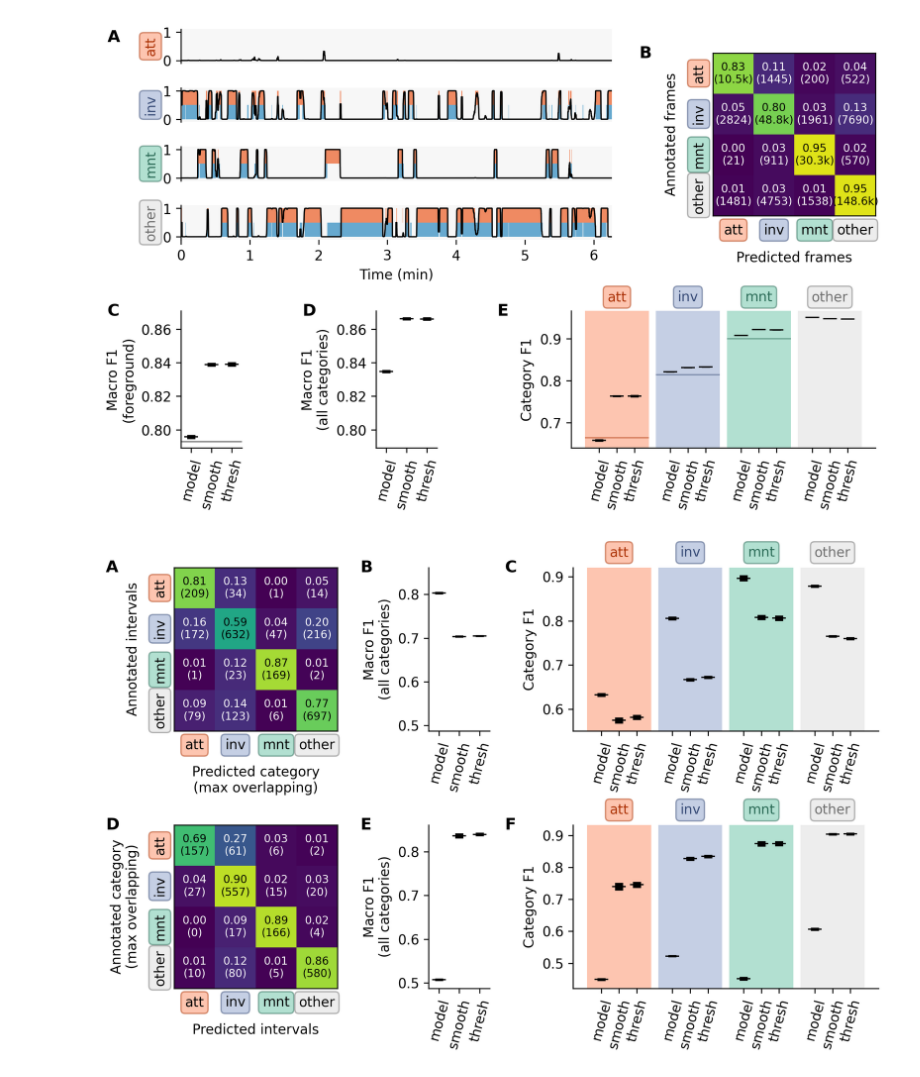
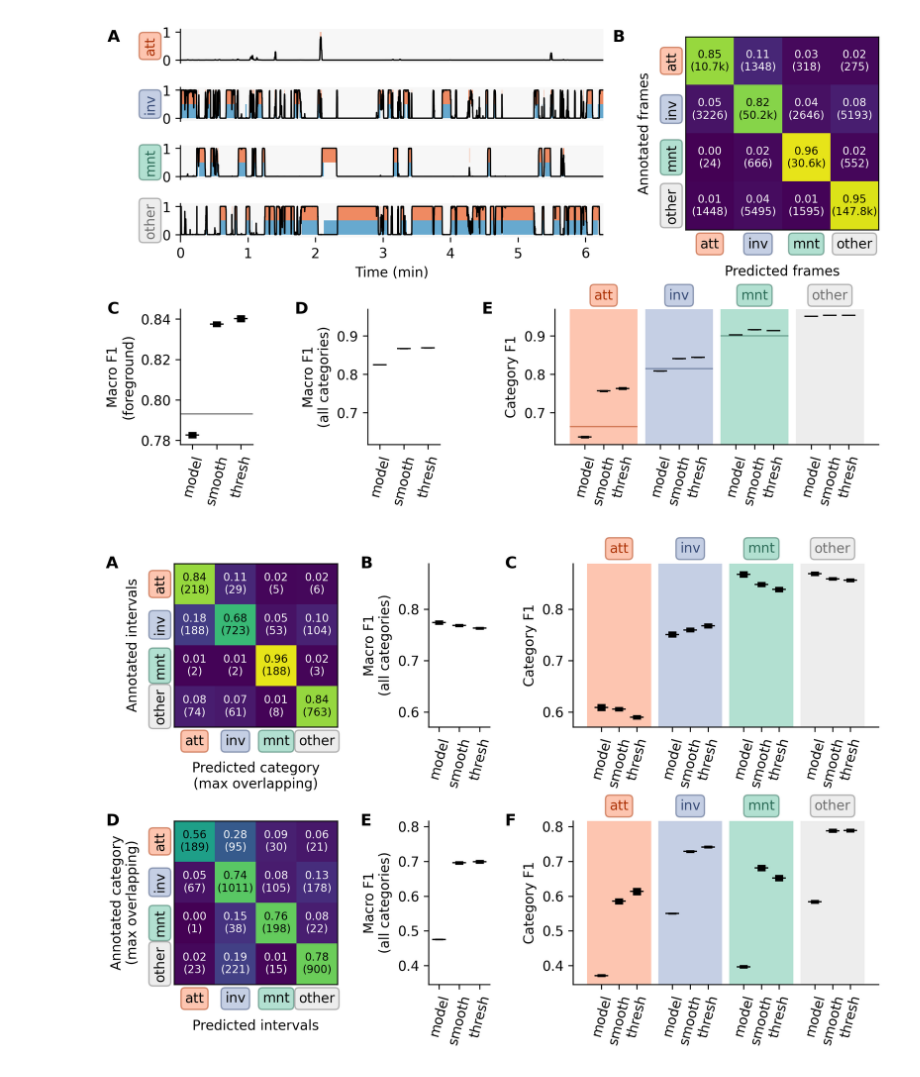
Before and after one commit to pnuehrenberg/vassi, a Jupyter notebook: examples/CALMS21/classification-visualization-results.ipynb, the cells around one changed output. Saved outputs shown, nothing was run; the diff lists cells and outputs as text; code cells hidden in the pictures.

```diff
--- a/examples/CALMS21/classification-visualization-results.ipynb
+++ b/examples/CALMS21/classification-visualization-results.ipynb
@@ -36,5 +37,21 @@ cfg.trajectory_keys = (
 )
 
 
-def smooth(*, array):
-    return sliding_median(array, 51)
+from functools import partial
+
+def smooth(median_filter_window, *, array):
+    return sliding_median(array, int(median_filter_window))
+
+
+best_smoothing_parameters = (
+    {'median_filter_window_attack': 59.0},
+    {'median_filter_window_investigation': 7.0},
+    {'median_filter_window_mount': 21.0},
+    {'median_filter_window_none': 5.0},
+)
+best_thresholds = ({"threshold_attack": 0.32}, {"threshold_investigation": 0.0}, {"threshold_mount": 0.0}, {"threshold_none": 0.0})
+
+smoothing_funcs = [partial(smooth, list(result.values())[0]) for result in best_smoothing_parameters]
+thresholds = [list(results.values())[0] for results in best_thresholds]
+
+smoothing_funcs, thresholds
@@ -91,7 +117,4 @@ save_dataset(
 # %%
-set_logging_level("SUCCESS")
-
-
 def summarize_scores(result, iteration, prediction_step, f1_target, foregroud_categories_index, encode_func):
     f1 = result.f1_score(f1_target, encode_func=encode_func)
     return {
@@ -138,7 +161,7 @@ for iteration in tqdm(range(1, 1 + num_iterations)):
         )
 
     # evaluate after smoothing predictions
-    test_result = test_result.smooth([smooth])
+    test_result = test_result.smooth(smoothing_funcs)
     for f1_target in scores.keys():
         scores[f1_target].append(
             summarize_scores(
@@ -147,7 +170,7 @@ for iteration in tqdm(range(1, 1 + num_iterations)):
         )
 
     # evaluate with thresholded predictions
-    test_result = test_result.threshold([0.4, 0, 0, 0])
+    test_result = test_result.threshold(thresholds)
     for f1_target in scores.keys():
         scores[f1_target].append(
             summarize_scores(
@@ -252,8 +254,8 @@ fig = plt.figure(layout="constrained", figsize=(8, 5), dpi=150)
 gs = plt.GridSpec(5, 4, figure=fig, height_ratios=[1, 1, 1, 1, 4], width_ratios=[1.5, 1.5, 1, 4])
 
 ax1 = fig.add_subplot(gs[-1, 0])
-ax2 = fig.add_subplot(gs[-1, 1], sharey=ax1)
-ax3 = fig.add_subplot(gs[-1, 2:])
+ax2 = fig.add_subplot(gs[-1, 1])
+ax3 = fig.add_subplot(gs[-1, 2:], sharey=ax2)
 
 ax1.axhline(y=0.793, lw=1, c="grey")
 means, stds = scores["timestamp"][["step", "f1_macro_foreground"]].groupby("step").aggregate(("mean", "std")).to_numpy().T
@@ -319,34 +321,34 @@ ax4 = fig.add_subplot(gs[:-1, 3])
 
 plot_confusion_matrix(
     [y_true for y_true, _ in confusion["timestamp"]],
     [y_pred for _, y_pred in confusion["timestamp"]],
     ax=ax4,
     category_labels=category_labels,
     show_colorbar=False,
 )
 labels = []
 for label, color in zip(ax4.get_xticklabels(), colors):
     label.set_bbox(dict(boxstyle="round", ec=adjust_lightness(color, 0.5), fc=color, alpha=0.5))
 for label, color in zip(ax4.get_yticklabels(), colors):
     label.set_bbox(dict(boxstyle="round", ec=adjust_lightness(color, 0.5), fc=color, alpha=0.5))
 ax4.tick_params(axis='both', which='major', pad=2, width=0)
 ax4.set_ylabel("Annotated frames", labelpad=10)
 ax4.set_xlabel("Predicted frames", labelpad=10)
 
 fig.text(0, 1, "A", transform=(axes[0].transAxes + transforms.ScaledTranslation(-0.75, 0, fig.dpi_scale_trans)),
          fontsize=12, va='top', weight='semibold')
 fig.text(0, 1, "B", transform=(ax4.transAxes + transforms.ScaledTranslation(-0.75, 0, fig.dpi_scale_trans)),
          fontsize=12, va='center', weight='semibold')
 fig.text(0, 1, "C", transform=(ax1.transAxes + transforms.ScaledTranslation(-0.75, 0, fig.dpi_scale_trans)),
          fontsize=12, va='center', weight='semibold')
 fig.text(0, 1, "D", transform=(ax2.transAxes + transforms.ScaledTranslation(-0.75, 0, fig.dpi_scale_trans)),
          fontsize=12, va='center', weight='semibold')
 fig.text(0, 1, "E", transform=(ax3.transAxes + transforms.ScaledTranslation(-0.75, 0, fig.dpi_scale_trans)),
          fontsize=12, va='center', weight='semibold')
 
 plt.show()
 # %% [output]
-[figure, old version]
+[figure, new version]
 # %%
 fig, axes = plt.subplots(2, 3, layout="constrained", figsize=(8, 5.25), dpi=150, width_ratios=[3, 1, 5])
 
@@ -437,7 +439,8 @@ axes[1, 2].set_ylabel("Category F1")
 for ax in [axes[0, 1], axes[0, 2], axes[1, 1], axes[1, 2]]:
     ax.spines[["right", "top"]].set_visible(False)
 
-axes[0, 1].sharey(axes[1, 1])
+axes[0, 1].sharey(axes[0, 2])
+axes[1, 1].sharey(axes[1, 2])
 
 for ax, label in zip(axes.ravel(), ["A", "B", "C", "D", "E", "F"]):
     ax.text(0, 1, label, transform=(ax.transAxes + transforms.ScaledTranslation(-0.7, 0, fig.dpi_scale_trans)),
@@ -445,7 +448,7 @@ for ax, label in zip(axes.ravel(), ["A", "B", "C", "D", "E", "F"]):
 
 fig.get_layout_engine().set(wspace=0.05)
 # %% [output]
-[figure, old version]
+[figure, new version]
 # %%
 # # recreate the a-soid "predicted ethogram" subpanel
 # # this is actually visualizing the concatenation of all video sequences in the test set
```
Also changed, not shown: parts of 9 cells of this notebook, 1 other file.
